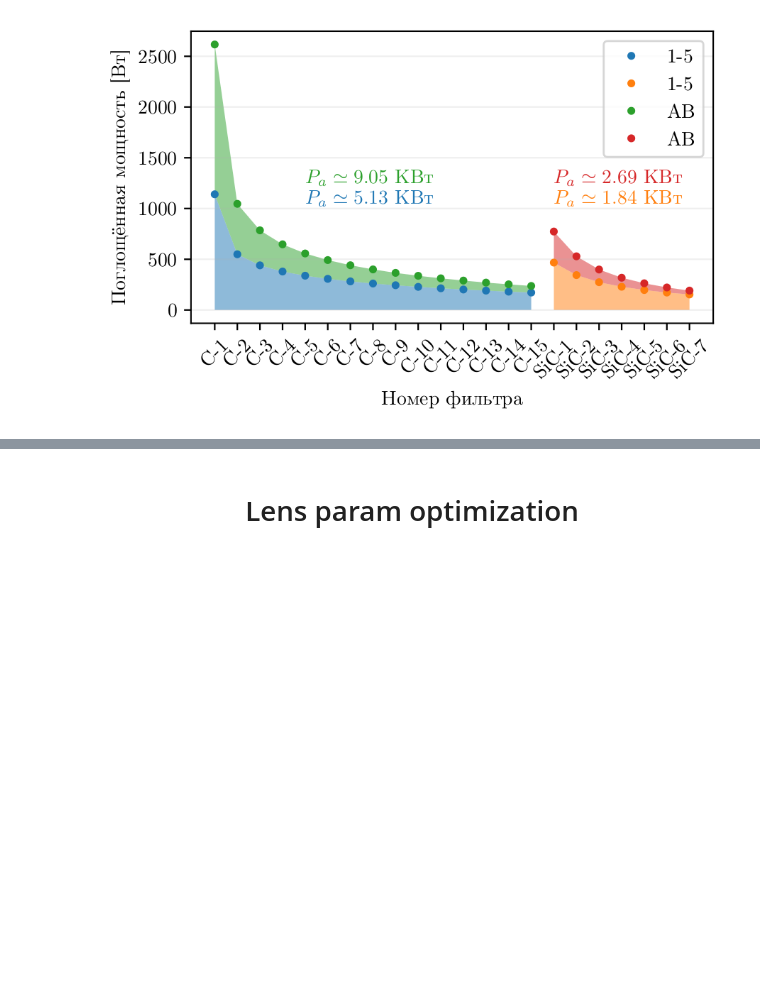
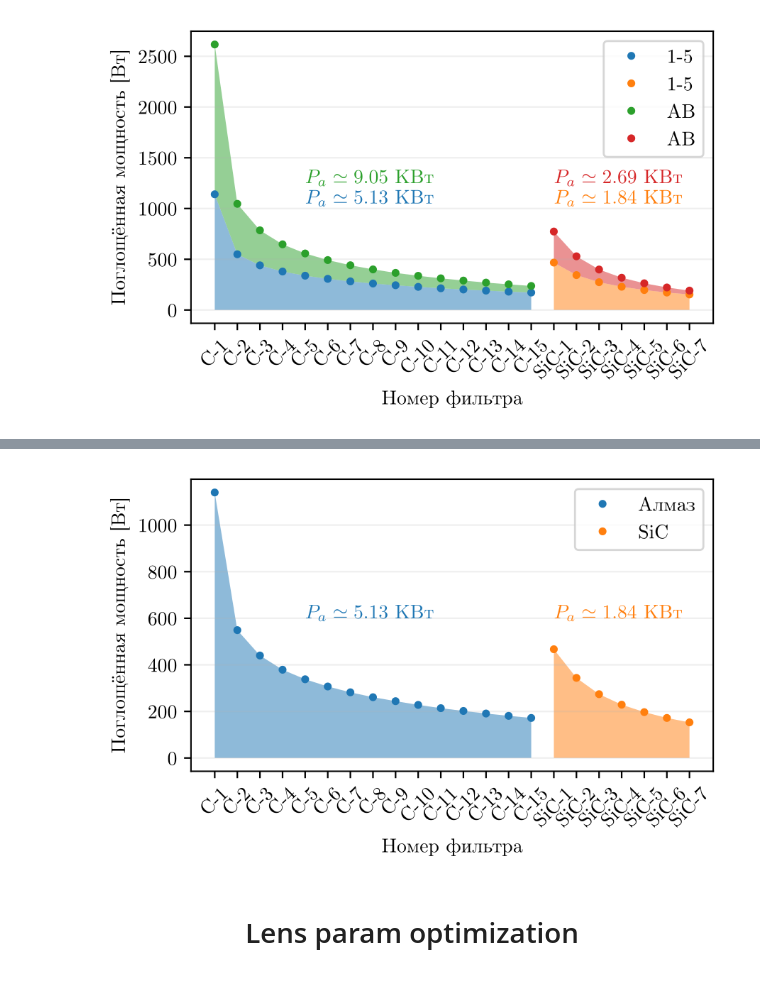
Before and after one commit to glebdovzhenko/skif-xrt, a Jupyter notebook: notebooks/NSTU-SCW.ipynb, the cells around one changed output, grey strips where cells are left out. Drawn from its saved outputs; the diff is of its cells as text; code cells hidden in the pictures; blank space fills up the shorter version.

```diff
--- a/notebooks/NSTU-SCW.ipynb
+++ b/notebooks/NSTU-SCW.ipynb
@@ -196,3 +243,43 @@ fig
+# %%
+# total power ~ 40 kW
+# 1-5 wiggler
+c_abs_1_5 = [1140, 549, 440, 379, 338, 307, 282, 261, 244, 228, 214, 202, 191, 181, 172]
+sic_abs_1_5 = [467, 344, 274, 229, 197, 172, 153]
+# australian wiggler
+c_abs_aus = [2616, 1046, 785, 647, 557, 492, 441, 400, 366, 337, 312, 290, 270, 253, 237]
+sic_abs_aus = [773, 529, 399, 318, 263, 222, 191]
+
+f_id = np.arange(len(c_abs_1_5 + sic_abs_1_5))
+fig, axes = plt.subplots()
+axes.plot(np.arange(len(c_abs_1_5)) + 1, c_abs_1_5, '.', label='Алмаз')
+axes.plot(np.arange(len(sic_abs_1_5)) + 1 + len(c_abs_1_5), sic_abs_1_5, '.', label='SiC')
+# axes.plot(np.arange(len(c_abs_aus)) + 1, c_abs_aus, '.', label='АВ')
+# axes.plot(np.arange(len(sic_abs_aus)) + 1 + len(c_abs_aus), sic_abs_aus, '.', label='АВ')
+
+axes.fill_between(np.arange(len(c_abs_1_5)) + 1, c_abs_1_5, [0] * len(c_abs_1_5), alpha=.5, linewidth=0)
+axes.fill_between(np.arange(len(sic_abs_1_5)) + 1 + len(c_abs_1_5), sic_abs_1_5, [0] * len(sic_abs_1_5), alpha=.5, linewidth=0)
+# axes.fill_between(np.arange(len(c_abs_aus)) + 1, c_abs_aus, c_abs_1_5, alpha=.5, linewidth=0)
+# axes.fill_between(np.arange(len(sic_abs_aus)) + 1 + len(c_abs_aus), sic_abs_aus, sic_abs_1_5, alpha=.5, linewidth=0)
+
+plt.xticks(ticks=np.arange(1, len(c_abs_1_5) + len(sic_abs_1_5) + 1, 1.0),
+           labels=['C-%d' % (ii + 1) for ii in range(len(c_abs_1_5))] + ['SiC-%d' % (ii + 1) for ii in range(len(sic_abs_1_5))],
+           rotation=45)
+
+color_cycle.reset()
+plt.text(5, 600, '$P_{a} \simeq %.2f$ КВт' % (np.sum(c_abs_1_5) * 1e-3), color=color_cycle.current())
+plt.text(16, 600, '$P_{a} \simeq %.2f$ КВт' % (np.sum(sic_abs_1_5) * 1e-3), color=color_cycle.next())
+# plt.text(5, 1250, '$P_{a} \simeq %.2f$ КВт' % (np.sum(c_abs_aus) * 1e-3), color=color_cycle.next())
+# plt.text(16, 1250, '$P_{a} \simeq %.2f$ КВт' % (np.sum(sic_abs_aus) * 1e-3), color=color_cycle.next())
+plt.grid(which='both', axis='y', alpha=0.2)
+
+plt.ylabel('Поглощённая мощность [Вт]')
+plt.xlabel('Номер фильтра')
+
+plt.legend()
+
+fig
+# %% [output]
+[figure, added]
 # %%
 mBeryllium = rm.Material('Be', rho=1.848, kind='lens')
 mAl = rm.Material('Al', rho=2.7, kind='lens')
```
Also changed, not shown: parts of 1 cell of this notebook, 12 other files.
